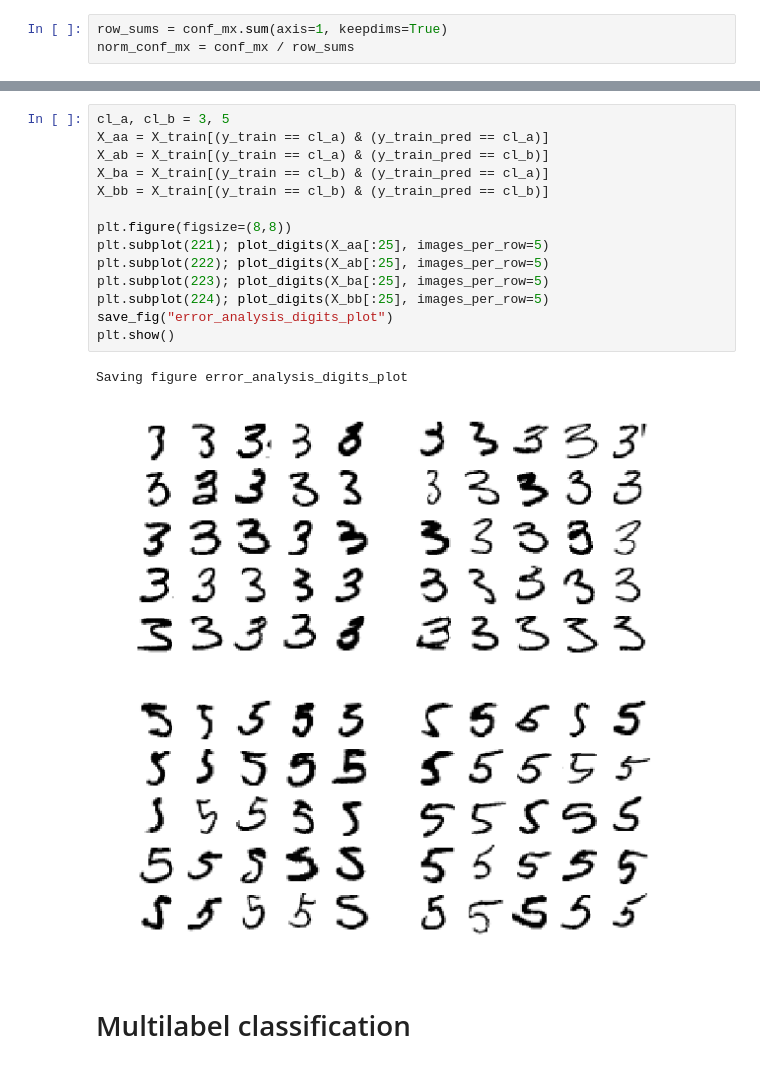
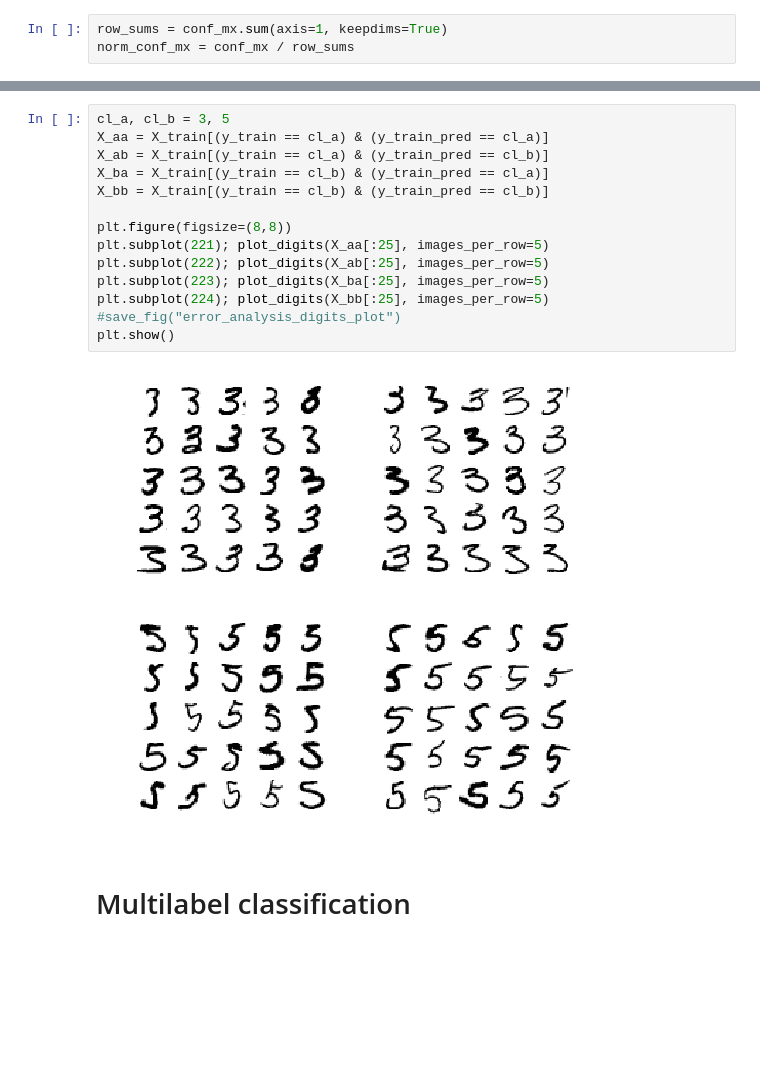
Before and after one commit to LaloCo/handson-ml, a Jupyter notebook: 03_classification.ipynb, the cells around one changed output, grey strips where cells are left out. Saved outputs shown, nothing was run; the diff lists cells and outputs as text; blank space fills up the shorter version.

```diff
--- a/03_classification.ipynb
+++ b/03_classification.ipynb
@@ -505,20 +497,19 @@ Saving figure confusion_matrix_errors_plot
 # %%
 cl_a, cl_b = 3, 5
 X_aa = X_train[(y_train == cl_a) & (y_train_pred == cl_a)]
 X_ab = X_train[(y_train == cl_a) & (y_train_pred == cl_b)]
 X_ba = X_train[(y_train == cl_b) & (y_train_pred == cl_a)]
 X_bb = X_train[(y_train == cl_b) & (y_train_pred == cl_b)]
 
 plt.figure(figsize=(8,8))
 plt.subplot(221); plot_digits(X_aa[:25], images_per_row=5)
 plt.subplot(222); plot_digits(X_ab[:25], images_per_row=5)
 plt.subplot(223); plot_digits(X_ba[:25], images_per_row=5)
 plt.subplot(224); plot_digits(X_bb[:25], images_per_row=5)
-save_fig("error_analysis_digits_plot")
+#save_fig("error_analysis_digits_plot")
 plt.show()
 # %% [output]
-Saving figure error_analysis_digits_plot
-[figure, old version]
+[figure, new version]
 # %% [markdown]
 # Multilabel classification
 # %%
```
Also changed, not shown: parts of 25 cells of this notebook.
